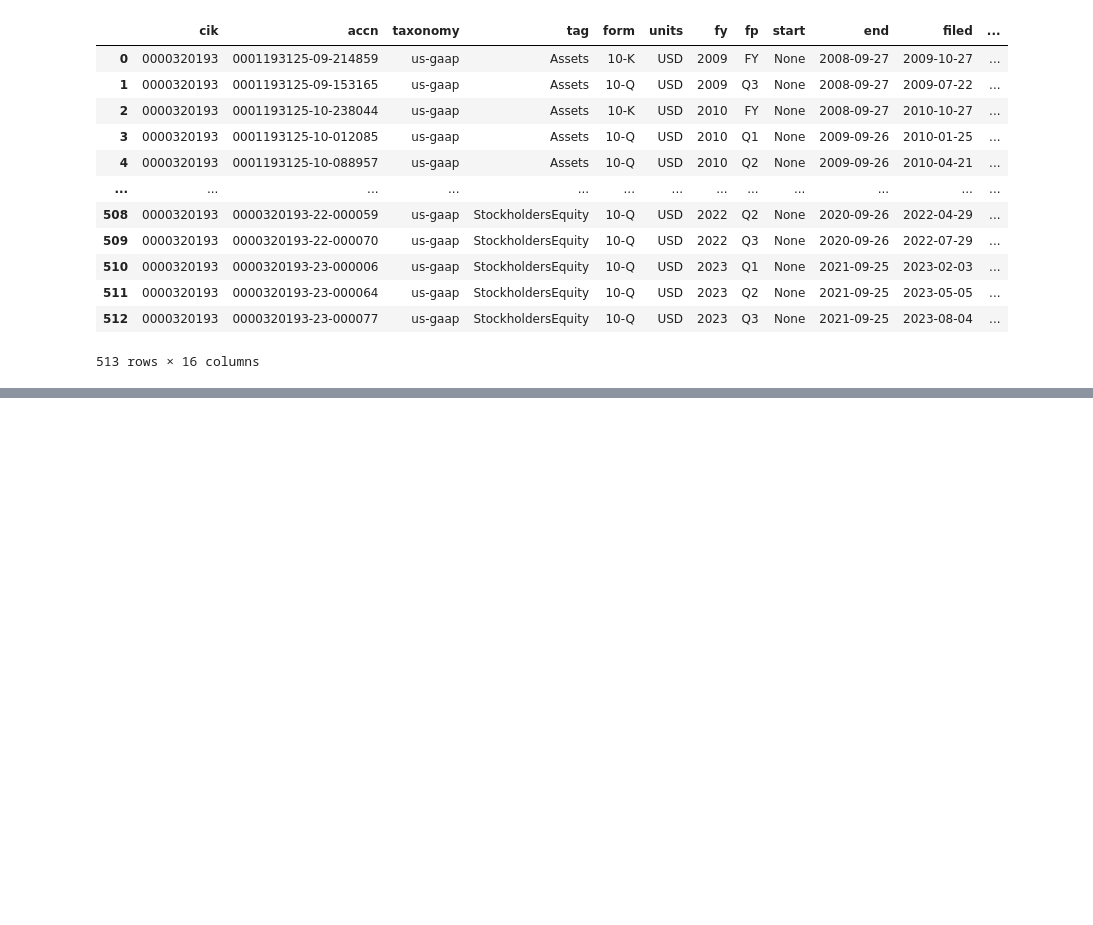
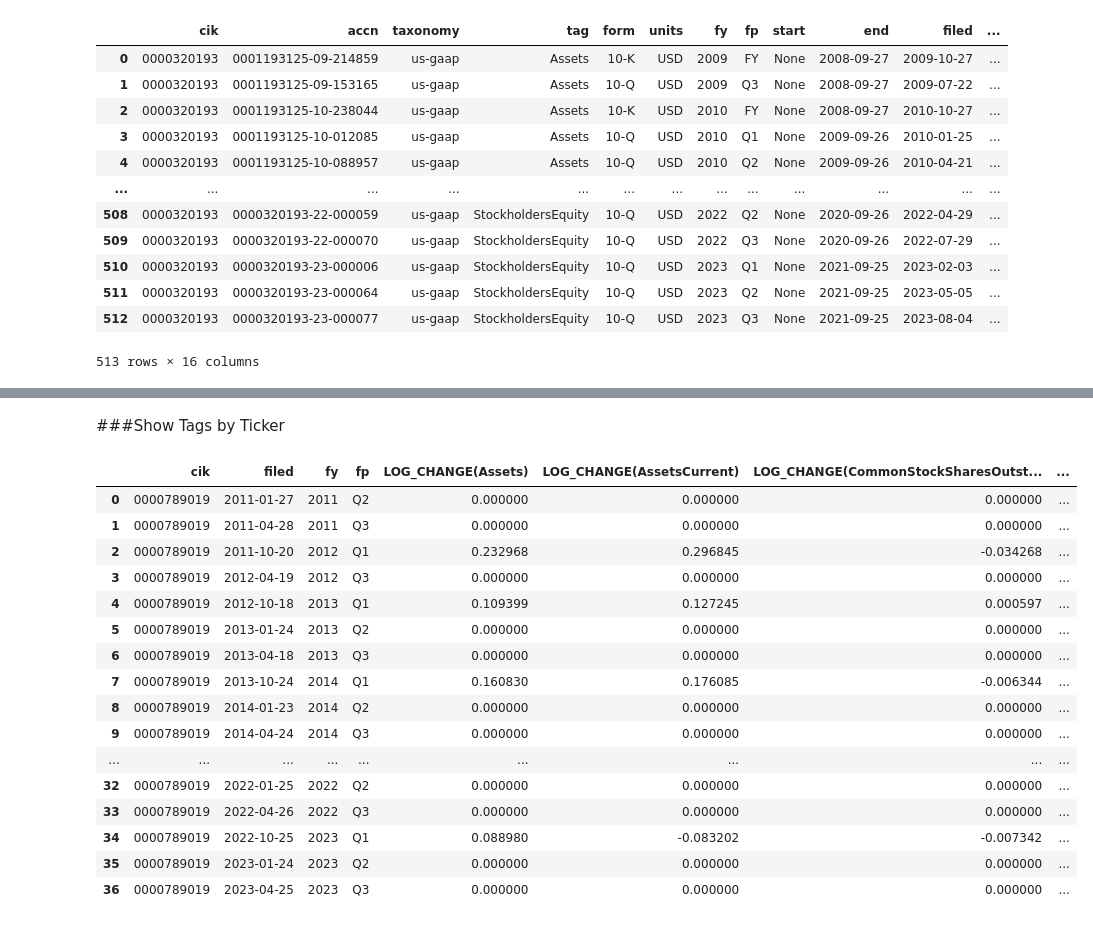
Before and after one commit to CatrielBartezaghi/FinancialDecisionML, a Jupyter notebook: Deliverable2/main2.ipynb, the cells around one changed output, grey strips where cells are left out. Drawn from its saved outputs; the diff is of its cells as text; code cells hidden in the pictures; blank space fills up the shorter version.

```diff
--- a/Deliverable2/main2.ipynb
+++ b/Deliverable2/main2.ipynb
@@ -289,0 +288,19 @@ data
+# %%
+import sqlite3
+import pandas as pd
+
+def get_tags(db_path):
+    connection = sqlite3.connect(db_path)
+    query = f"""
+        SELECT DISTINCT tag
+        FROM "sec.raw.tags"
+    """
+    data = pd.read_sql(query, connection)
+    #data = pd.read_sql(query, connection)
+
+    connection.close()
+
+    return data
+
+data = get_tags(db_path)
+data
@@ -289,0 +318,47 @@ data
+# %% [markdown]
+###Show Tags by Ticker
+# %%
+def get_tags_ticker(db_path, ticker):
+    #Get the company cik by ticker
+    connection = sqlite3.connect(db_path)
+    cik_query = """
+      SELECT cik
+      FROM "sec.raw.submissions"
+      WHERE ticker = ?
+      LIMIT 1
+    """
+    value_cik = connection.execute(cik_query, (ticker,)).fetchone()[0]
+
+    query = f"""
+        SELECT *
+        FROM "sec.refined.quarterly"
+        WHERE cik = ?
+    """
+    data = pd.read_sql(query, connection, params=(value_cik,))
+    #data = pd.read_sql(query, connection)
+
+    connection.close()
+
+    return data
+
+ticker = "MSFT"
+data = get_tags_ticker(db_path, ticker)
+data
+# %% [output]
+|  | cik | filed | fy | fp | LOG_CHANGE(Assets) | LOG_CHANGE(AssetsCurrent) | LOG_CHANGE(CommonStockSharesOutst... | ... |
+| 0 | 0000789019 | 2011-01-27 | 2011 | Q2 | 0.000000 | 0.000000 | 0.000000 | ... |
+| 1 | 0000789019 | 2011-04-28 | 2011 | Q3 | 0.000000 | 0.000000 | 0.000000 | ... |
+| 2 | 0000789019 | 2011-10-20 | 2012 | Q1 | 0.232968 | 0.296845 | -0.034268 | ... |
+| 3 | 0000789019 | 2012-04-19 | 2012 | Q3 | 0.000000 | 0.000000 | 0.000000 | ... |
+| 4 | 0000789019 | 2012-10-18 | 2013 | Q1 | 0.109399 | 0.127245 | 0.000597 | ... |
+| 5 | 0000789019 | 2013-01-24 | 2013 | Q2 | 0.000000 | 0.000000 | 0.000000 | ... |
+| 6 | 0000789019 | 2013-04-18 | 2013 | Q3 | 0.000000 | 0.000000 | 0.000000 | ... |
+| 7 | 0000789019 | 2013-10-24 | 2014 | Q1 | 0.160830 | 0.176085 | -0.006344 | ... |
+| 8 | 0000789019 | 2014-01-23 | 2014 | Q2 | 0.000000 | 0.000000 | 0.000000 | ... |
+| 9 | 0000789019 | 2014-04-24 | 2014 | Q3 | 0.000000 | 0.000000 | 0.000000 | ... |
+| ... | ... | ... | ... | ... | ... | ... | ... | ... |
+| 32 | 0000789019 | 2022-01-25 | 2022 | Q2 | 0.000000 | 0.000000 | 0.000000 | ... |
+| 33 | 0000789019 | 2022-04-26 | 2022 | Q3 | 0.000000 | 0.000000 | 0.000000 | ... |
+| 34 | 0000789019 | 2022-10-25 | 2023 | Q1 | 0.088980 | -0.083202 | -0.007342 | ... |
+| 35 | 0000789019 | 2023-01-24 | 2023 | Q2 | 0.000000 | 0.000000 | 0.000000 | ... |
+| 36 | 0000789019 | 2023-04-25 | 2023 | Q3 | 0.000000 | 0.000000 | 0.000000 | ... |
```
Also changed, not shown: parts of 6 cells of this notebook.
